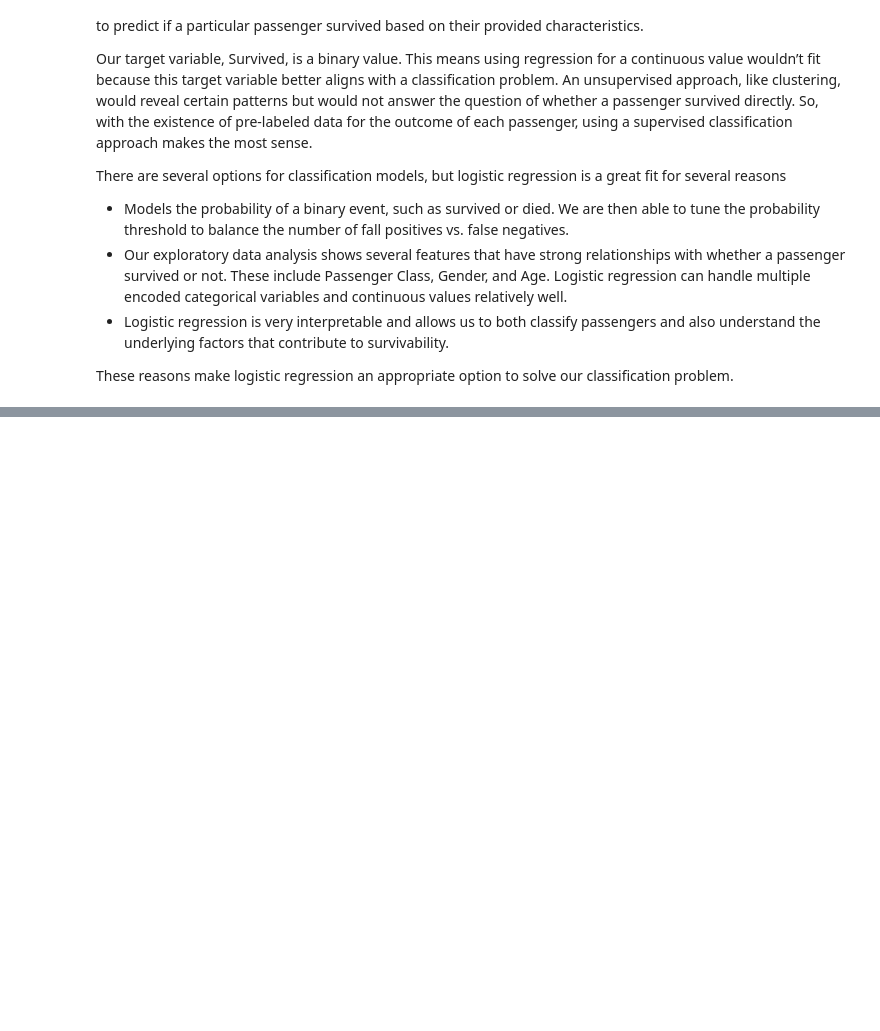
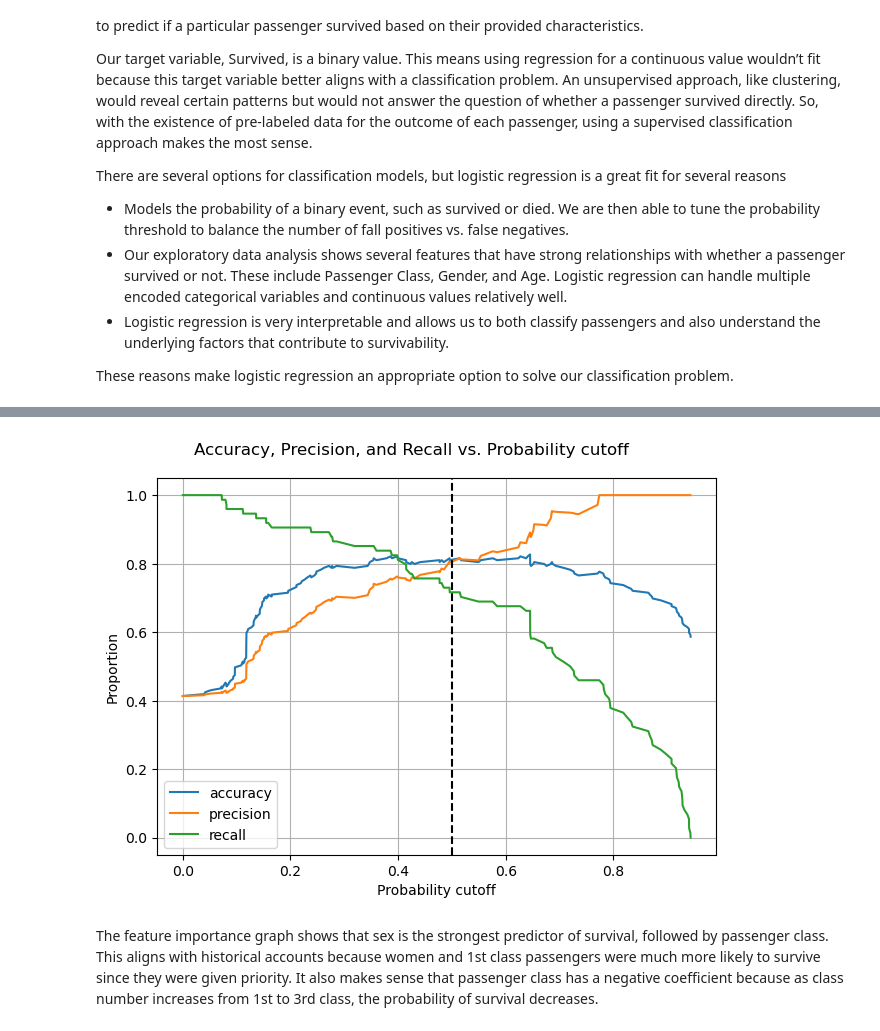
Before and after one commit to zingodev/CMSC320_HW1_sec0201_Git, a Jupyter notebook: project.ipynb, the cells around one changed output, grey strips where cells are left out. Drawn from its saved outputs; the diff is of its cells as text; code cells hidden in the pictures; blank space fills up the shorter version.

```diff
--- a/project.ipynb
+++ b/project.ipynb
@@ -393,0 +496,17 @@ These reasons make logistic regression an appropriate option to solve our classi
+# %%
+accuracy = (tp + tn) / len(X_test)
+precision = tp / (tp + fp)
+recall = tp / (tp + fn)
+fig, ax = plt.subplots()
+ax.plot(cutoff, accuracy, label="accuracy")
+ax.plot(cutoff, precision, label="precision")
+ax.plot(cutoff, recall, label="recall")
+ax.axvline(0.5, c = 'k', ls="--")
+ax.set_xlabel("Probability cutoff")
+ax.set_ylabel("Proportion")
+fig.suptitle("Accuracy, Precision, and Recall vs. Probability cutoff")
+ax.grid()
+ax.legend()
+fig.tight_layout()
+# %% [output]
+[figure, added]
@@ -393,0 +531,2 @@ These reasons make logistic regression an appropriate option to solve our classi
+# %% [markdown]
+The feature importance graph shows that sex is the strongest predictor of survival, followed by passenger class. This aligns with historical accounts because women and 1st class passengers were much more likely to survive since they were given priority. It also makes sense that passenger class has a negative coefficient because as class number increases from 1st to 3rd class, the probability of survival decreases.
```
Also changed, not shown: parts of 48 cells of this notebook.
